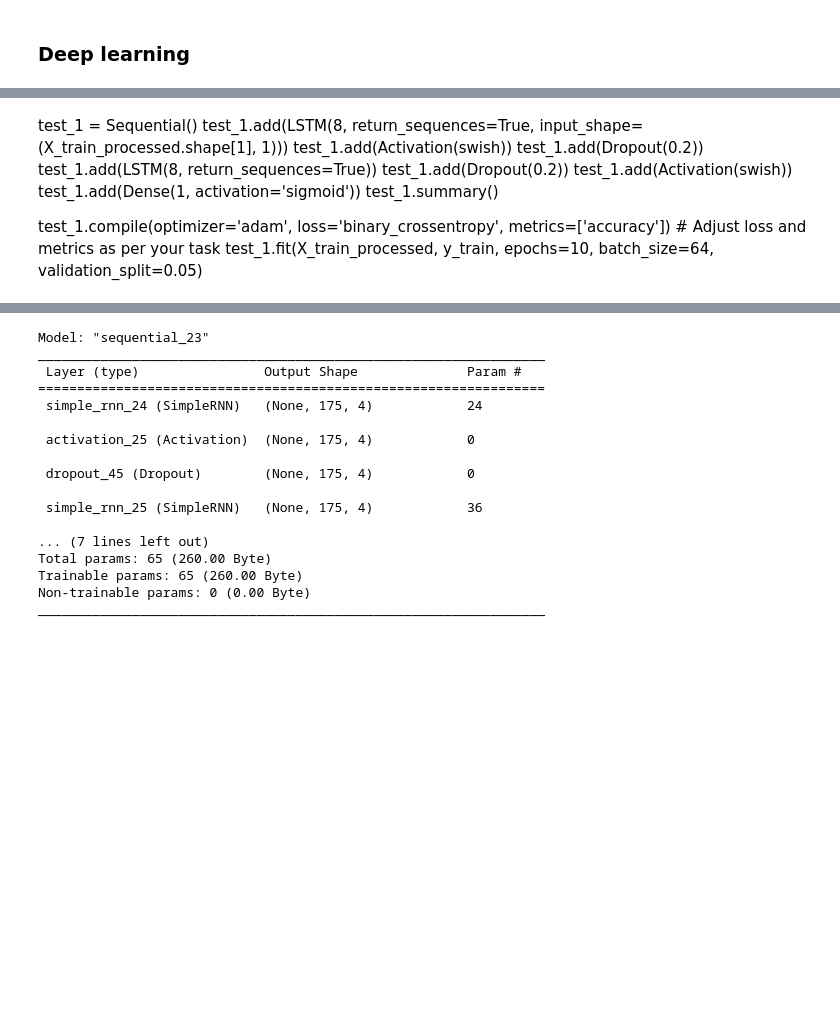
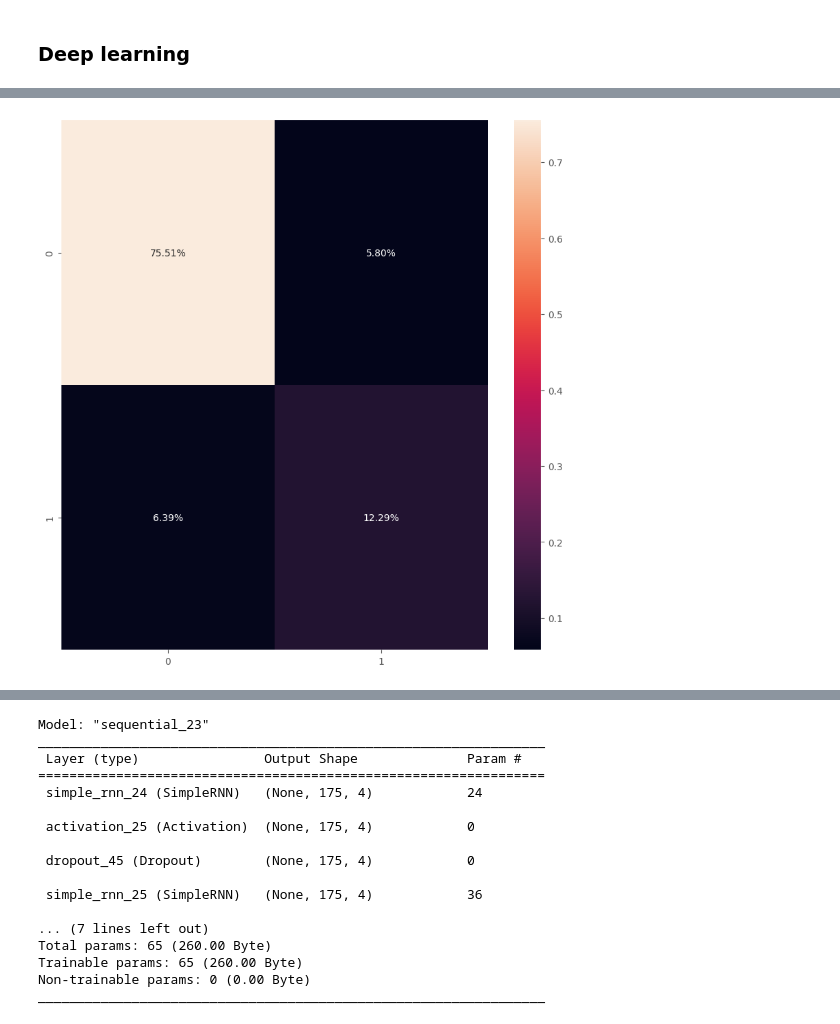
Before and after one commit to raydiwill/dsa-4-action-learning, a Jupyter notebook: notebooks/deeplearning.ipynb, the cells around one changed output, grey strips where cells are left out. Drawn from its saved outputs; the diff is of its cells as text; code cells hidden in the pictures; blank space fills up the shorter version.

Commit message:
Updated with all confusion matrices

```diff
--- a/notebooks/deeplearning.ipynb
+++ b/notebooks/deeplearning.ipynb
@@ -299,6 +299,6 @@ plot_model(dnn, to_file="../dnn.png")
 dnn.compile(optimizer='adam', loss='binary_crossentropy', metrics=['accuracy'])
 # %%
 with tf.device('/cpu:0'):
-    dnn.fit(X_train_processed, y_train, epochs=10, batch_size=64, validation_split=0.1) #validation_data=(X_test_processed, y_test))
+    history_dnn = dnn.fit(X_train_processed, y_train, epochs=10, batch_size=64, validation_split=0.05)
 # %% [output]
 Epoch 1/10
@@ -332,13 +308,14 @@ Test Loss: 0.25931301712989807, Test Accuracy: 0.8781278133392334
-# %% [markdown]
-test_1 = Sequential()
-test_1.add(LSTM(8, return_sequences=True, input_shape=(X_train_processed.shape[1], 1)))
-test_1.add(Activation(swish))
-test_1.add(Dropout(0.2))
-test_1.add(LSTM(8, return_sequences=True))
-test_1.add(Dropout(0.2))
-test_1.add(Activation(swish))
-test_1.add(Dense(1, activation='sigmoid'))
-test_1.summary()
-
-test_1.compile(optimizer='adam', loss='binary_crossentropy', metrics=['accuracy'])  # Adjust loss and metrics as per your task
-test_1.fit(X_train_processed, y_train, epochs=10, batch_size=64, validation_split=0.05)
+# %%
+y_pred_dnn = dnn.predict(X_test_processed)
+y_pred_dnn_bin = (y_pred_dnn > 0.5).astype('int32')
+
+cm_dnn = confusion_matrix(y_test, y_pred_dnn_bin)
+cm_dnn_perc = cm_dnn / cm_dnn.sum()
+
+plt.figure(figsize=(10, 10))
+sns.heatmap(cm_dnn_perc, annot=True, fmt='.2%')
+plt.show()
+
+loss, accuracy = dnn.evaluate(X_test_processed, y_test)
+print(f"DNN: Loss is {loss}, Accuracy is {accuracy}")
+# %% [output]
@@ -344,0 +323 @@ test_1.fit(X_train_processed, y_train, epochs=10, batch_size=64, validation_spli
+[figure, added]
```
Also changed, not shown: parts of 17 cells of this notebook.
